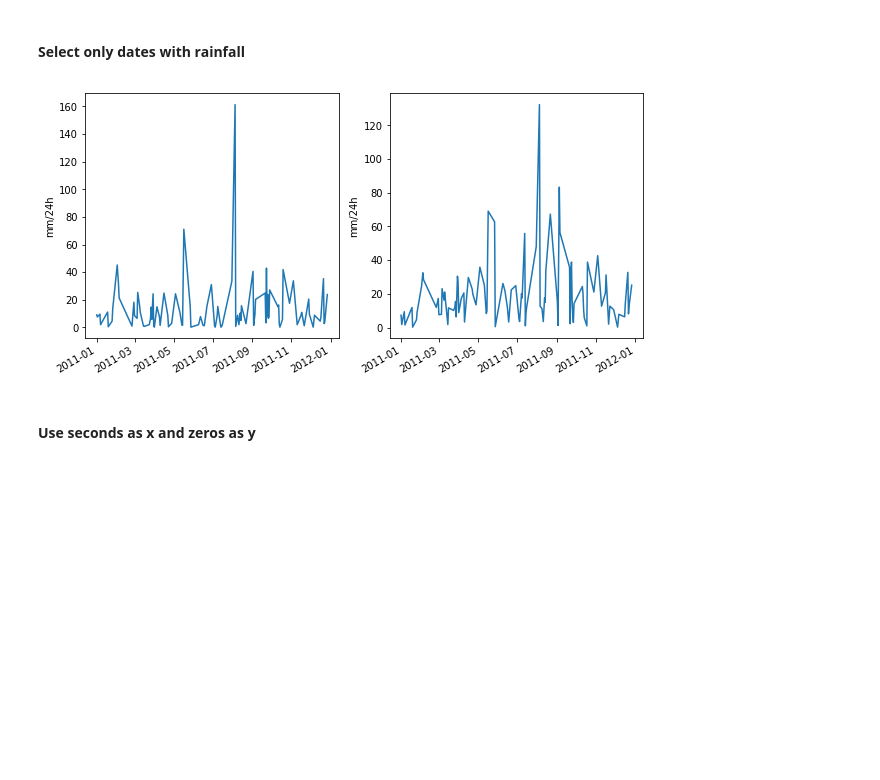
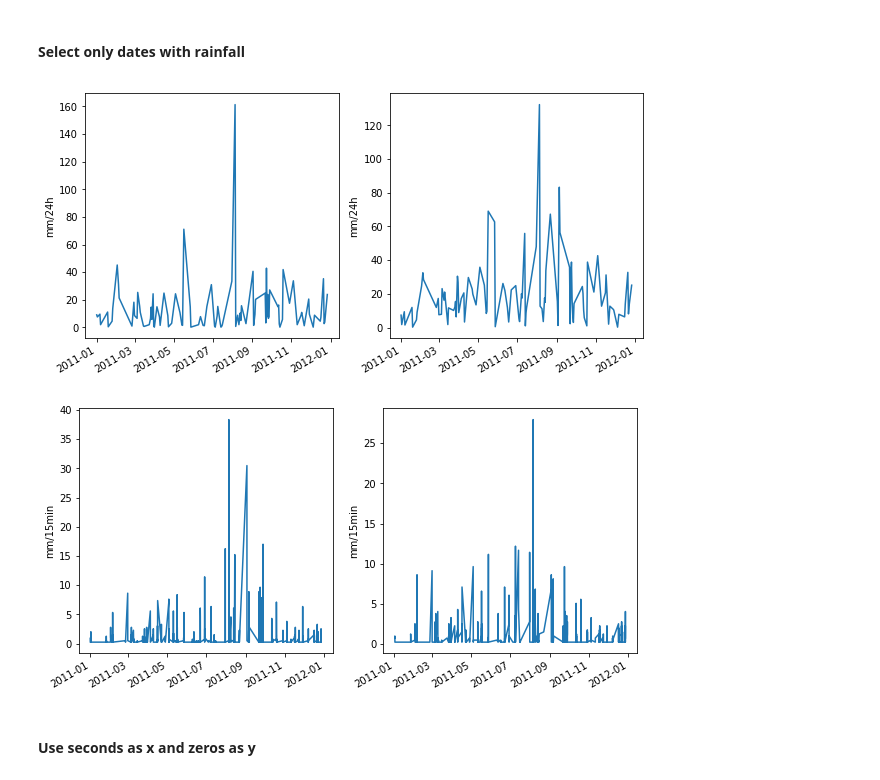
Before and after one commit to kriete/cie5703_notebooks, a Jupyter notebook: week_7_temporal_variogram.ipynb, the cells around one changed output. Cells and saved outputs as stored; diff of their text form; code cells hidden in the pictures; blank space fills up the shorter version.

```diff
--- a/week_7_temporal_variogram.ipynb
+++ b/week_7_temporal_variogram.ipynb
@@ -51,19 +51,37 @@ mask = (charlotte_24h_rainfall.accum_rain_1 == 0) | (charlotte_24h_rainfall.accu
 charlotte_24h_rainfall = charlotte_24h_rainfall.loc[~mask]
 mask = (np.isnan(charlotte_24h_rainfall.accum_rain_1)) | (np.isnan(charlotte_24h_rainfall.accum_rain_2))
 charlotte_24h_rainfall = charlotte_24h_rainfall.loc[~mask]
+
+# Do the same with 15 min data
+mask = (charlotte_rainfall.Rainfall_1 == 0) | (charlotte_rainfall.Rainfall_2 == 0)
+charlotte_rainfall = charlotte_rainfall.loc[~mask]
+mask = (np.isnan(charlotte_rainfall.Rainfall_1)) | (np.isnan(charlotte_rainfall.Rainfall_2))
+charlotte_rainfall = charlotte_rainfall.loc[~mask]
 # %%
 fig = plt.figure(figsize=(10,5))
 plt.subplot(121)
 plt.plot(charlotte_24h_rainfall.index, charlotte_24h_rainfall['accum_rain_1'])
 plt.ylabel('mm/24h')
 fig.autofmt_xdate()
 
 plt.subplot(122)
 plt.plot(charlotte_24h_rainfall.index, charlotte_24h_rainfall['accum_rain_2'])
 plt.ylabel('mm/24h')
 fig.autofmt_xdate()
+
+fig = plt.figure(figsize=(10,5))
+plt.subplot(121)
+plt.plot(charlotte_rainfall.index, charlotte_rainfall['Rainfall_1'])
+plt.ylabel('mm/15min')
+fig.autofmt_xdate()
+
+plt.subplot(122)
+plt.plot(charlotte_rainfall.index, charlotte_rainfall['Rainfall_2'])
+plt.ylabel('mm/15min')
+fig.autofmt_xdate()
 # %% [output]
 [figure]
+[figure, added]
 # %% [markdown]
 #### Use seconds as x and zeros as y
 # %%
```
Also changed, not shown: parts of 3 cells of this notebook, 1 other file.
